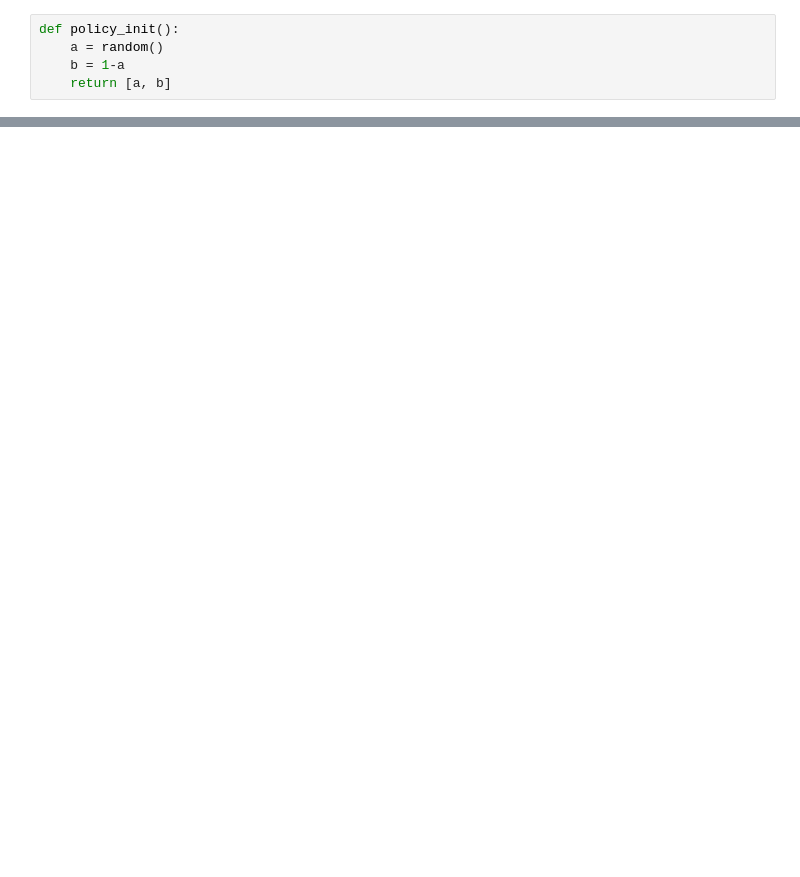
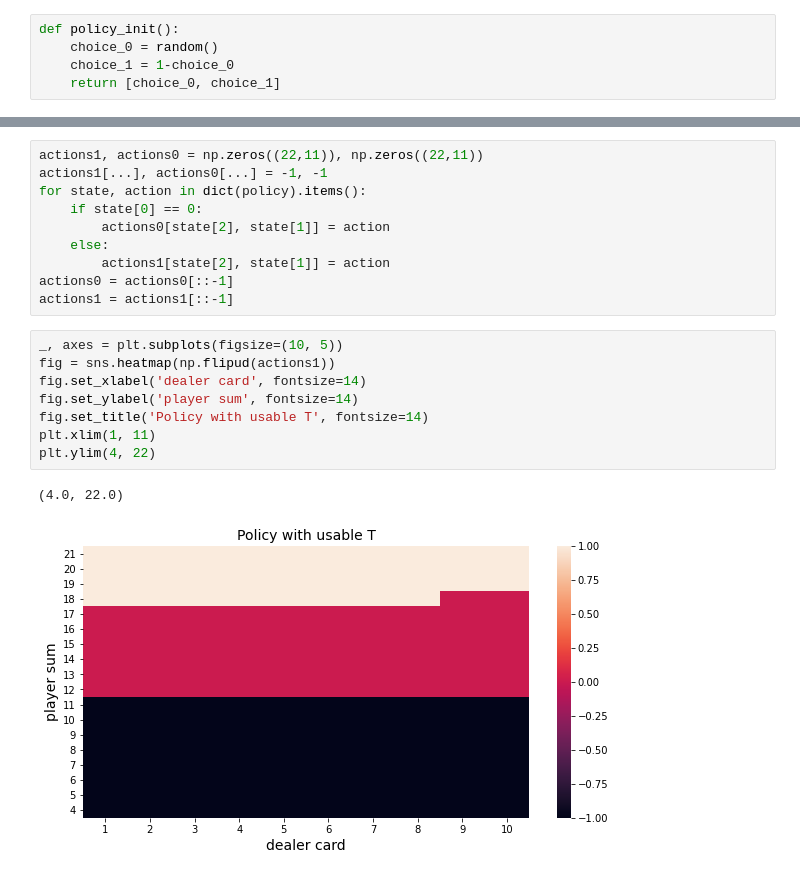
Before and after one commit to Eka454/RL_MAI, a Jupyter notebook: Black_Jack/Black_Jack.ipynb, the cells around one changed output, grey strips where cells are left out. Drawn from its saved outputs; the diff is of its cells as text; blank space fills up the shorter version.

```diff
--- a/Black_Jack/Black_Jack.ipynb
+++ b/Black_Jack/Black_Jack.ipynb
@@ -9,9 +11,9 @@ import matplotlib.pyplot as plt
 <img src="algorithm.PNG">
 # %%
 def policy_init():
-    a = random()
-    b = 1-a
-    return [a, b]
+    choice_0 = random()
+    choice_1 = 1-choice_0
+    return [choice_0, choice_1]
 # %%
 class Agent:
     def __init__(self):
@@ -218,0 +223,21 @@ plot_blackjack(V, axes[0], axes[1])
+# %%
+actions1, actions0 = np.zeros((22,11)), np.zeros((22,11))
+actions1[...], actions0[...] = -1, -1
+for state, action in dict(policy).items():
+    if state[0] == 0:
+        actions0[state[2], state[1]] = action
+    else:
+        actions1[state[2], state[1]] = action
+actions0 = actions0[::-1]
+actions1 = actions1[::-1]
+# %%
+_, axes = plt.subplots(figsize=(10, 5))
+fig = sns.heatmap(np.flipud(actions1))
+fig.set_xlabel('dealer card', fontsize=14)
+fig.set_ylabel('player sum', fontsize=14)
+fig.set_title('Policy with usable T', fontsize=14)
+plt.xlim(1, 11)
+plt.ylim(4, 22)
+# %% [output]
+(4.0, 22.0)
+[figure, added]
```
Also changed, not shown: parts of 9 cells of this notebook.
